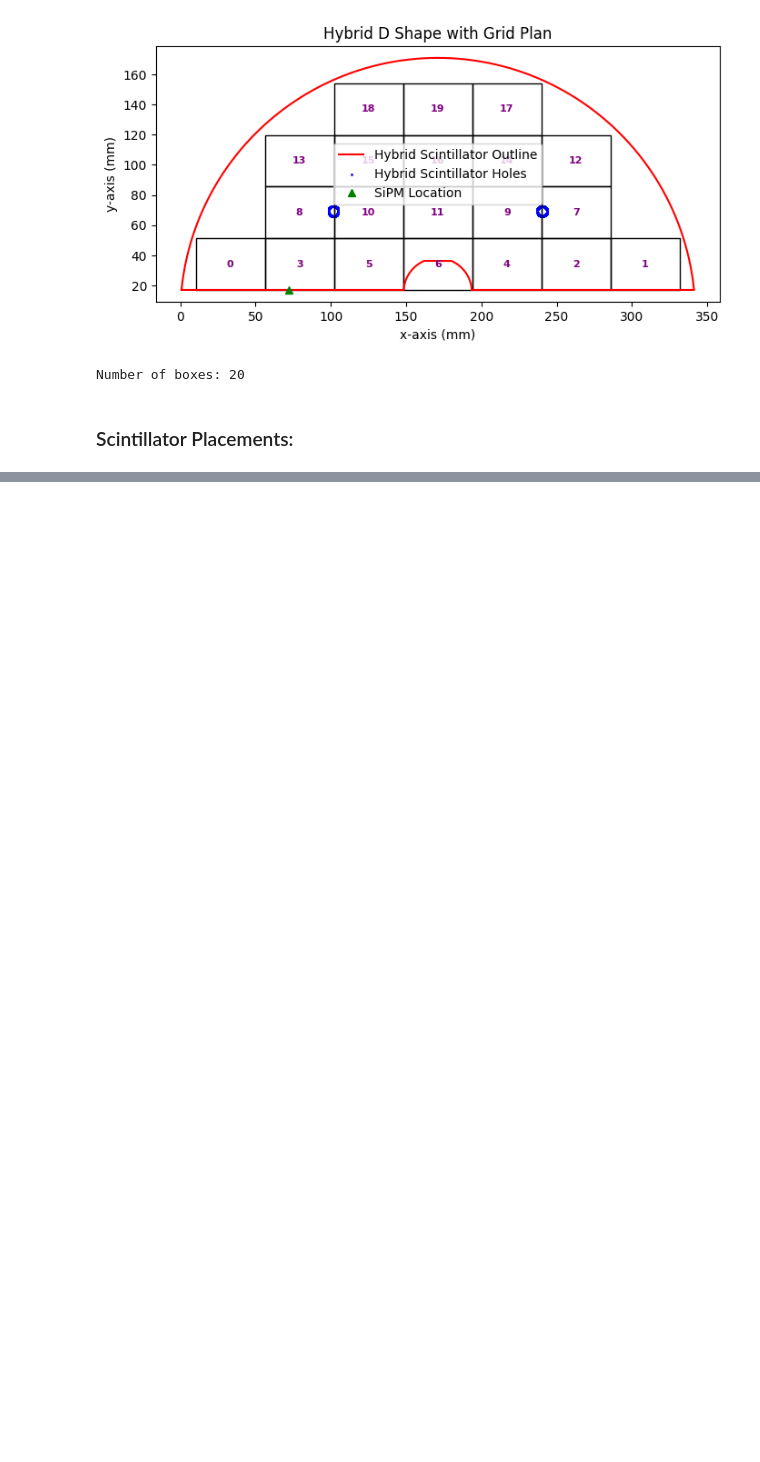
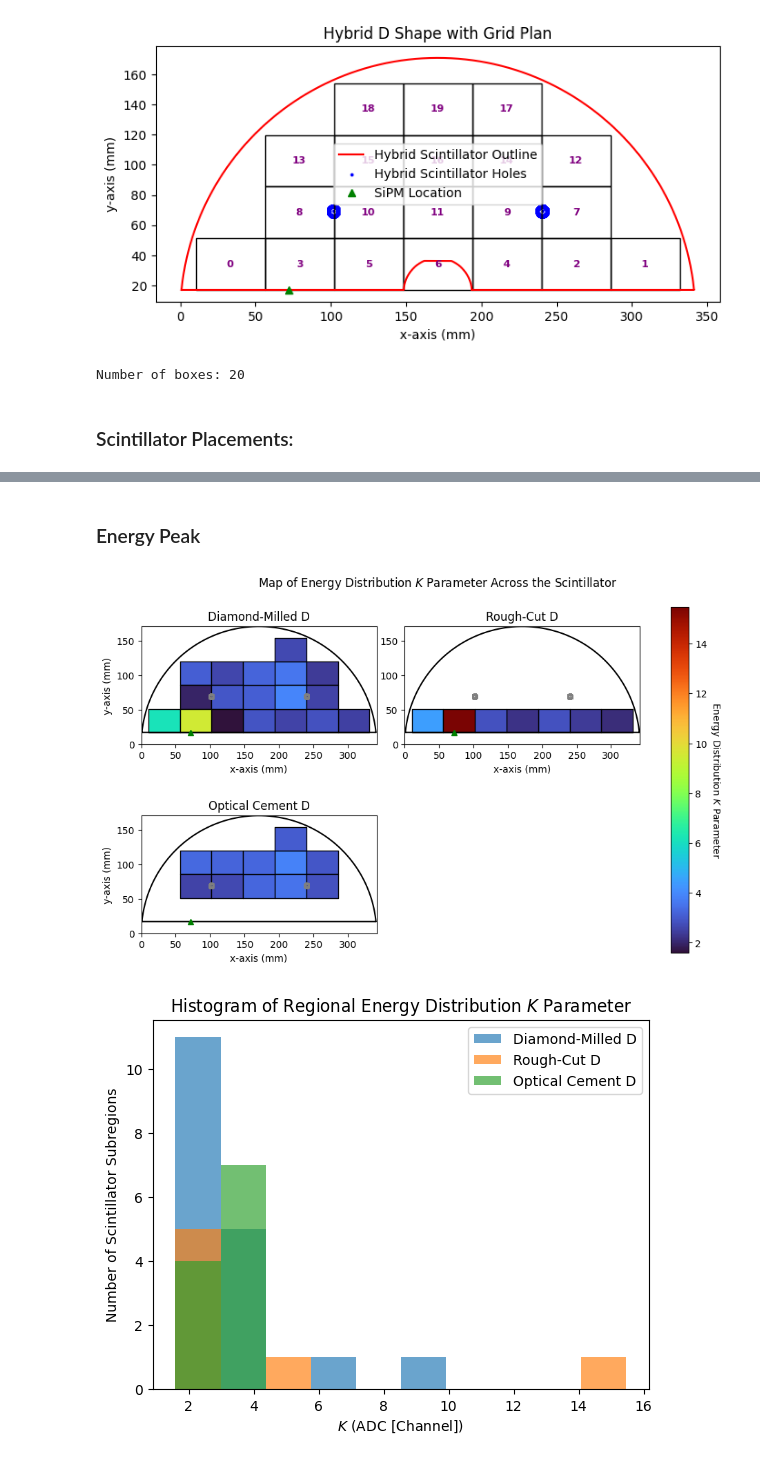
Before and after one commit to Harris-Oldring/mist-characterization-optimization, a Jupyter notebook: analysis/efficiency_map/analysis.ipynb, the cells around one changed output, grey strips where cells are left out. Saved outputs shown, nothing was run; the diff lists cells and outputs as text; code cells hidden in the pictures; blank space fills up the shorter version.

```diff
--- a/analysis/efficiency_map/analysis.ipynb
+++ b/analysis/efficiency_map/analysis.ipynb
@@ -490,0 +1184,32 @@ A little more work, not that necessary (basically bonus)
+# %% [markdown]
+### Energy Peak
+# %%
+K_list, mu_list, sigma_list = [],[],[]
+for ch in range(n_chs):
+   K_dict, mu_dict, sigma_dict = {},{},{}
+   if ch in [1,2]:
+      for key in data_dict.keys():
+         if key != 'baseline':
+            test = data_dict[key][ch]
+            K,mu,sigma = test.get_EMG_params(plot=False)
+            K_dict[int(key)] = K
+            mu_dict[int(key)] = mu
+            sigma_dict[int(key)] = sigma
+   K_list.append(K_dict)
+   mu_list.append(mu_dict)
+   sigma_list.append(sigma_dict)
+# %%
+make_clean_colour_map(K_list,old_box_data, title='Map of Energy Distribution $K$ Parameter Across the Scintillator',cmap_label='Energy Distribution $K$ Parameter ')
+
+make_regional_hist(K_list,'Histogram of Regional Energy Distribution $K$ Parameter', '$K$ (ADC [Channel])')
+
+make_clean_colour_map(mu_list,old_box_data, title='Map of Most Probable Energy Across the Scintillator',cmap_label='Most Probable Energy (ADC Channel)')
+
+make_regional_hist(K_list,r'Histogram of Regional Energy Distribution $\mu$ Parameter', r'$\mu$ (ADC [Channel])')
+
+make_clean_colour_map(sigma_list,old_box_data, title=r'Map of Energy Distribution EMG $\sigma$ Across the Scintillator',cmap_label=r'Energy Distribution EMG $\sigma$ (ADC Channel)')
+
+make_regional_hist(K_list,r'Histogram of Regional Energy Distribution $\sigma$ Parameter', r'$\sigma$ (ADC [Channel])')
+# %% [output]
+[figure, added]
+[figure, added]
```
Also changed, not shown: parts of 30 cells of this notebook, 10 other files.
